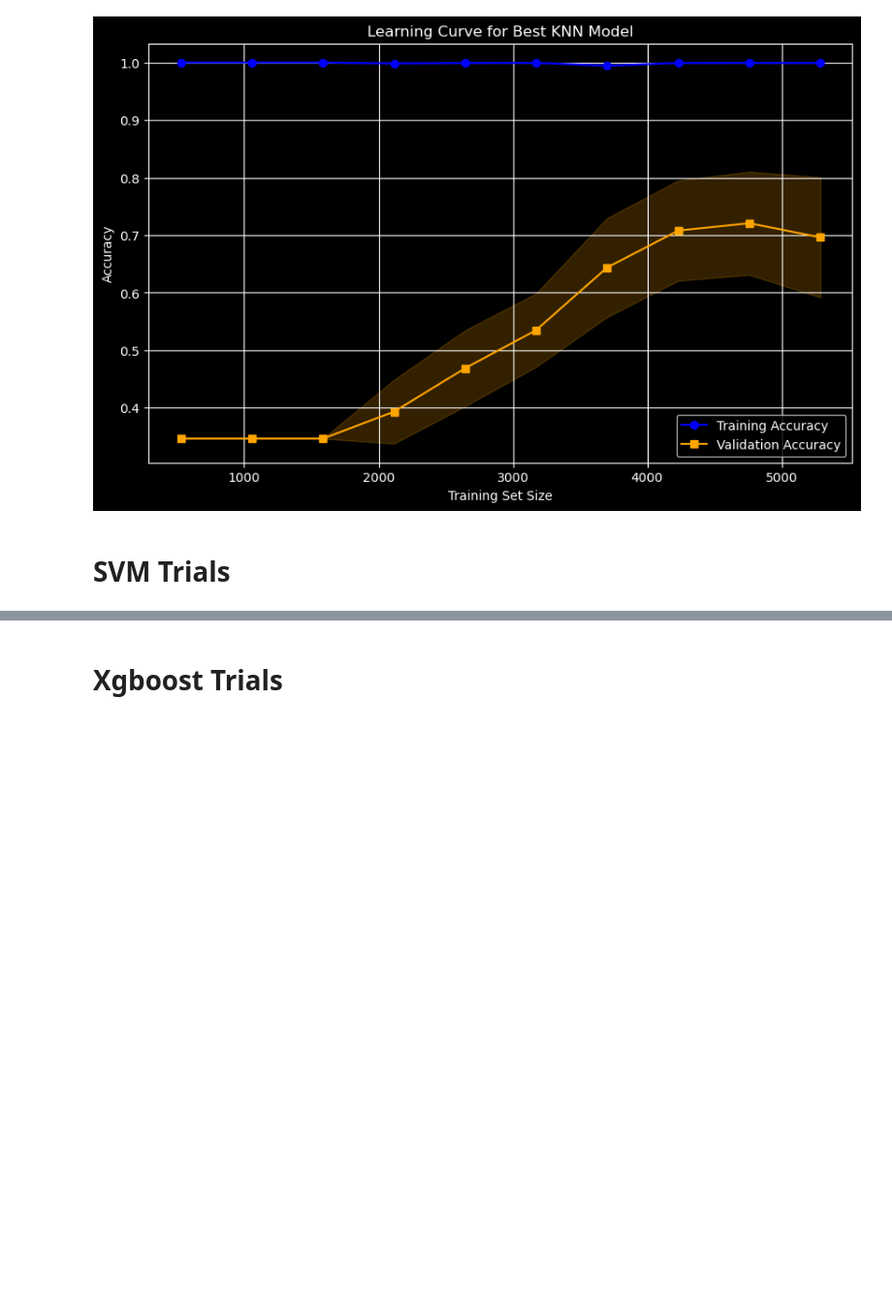
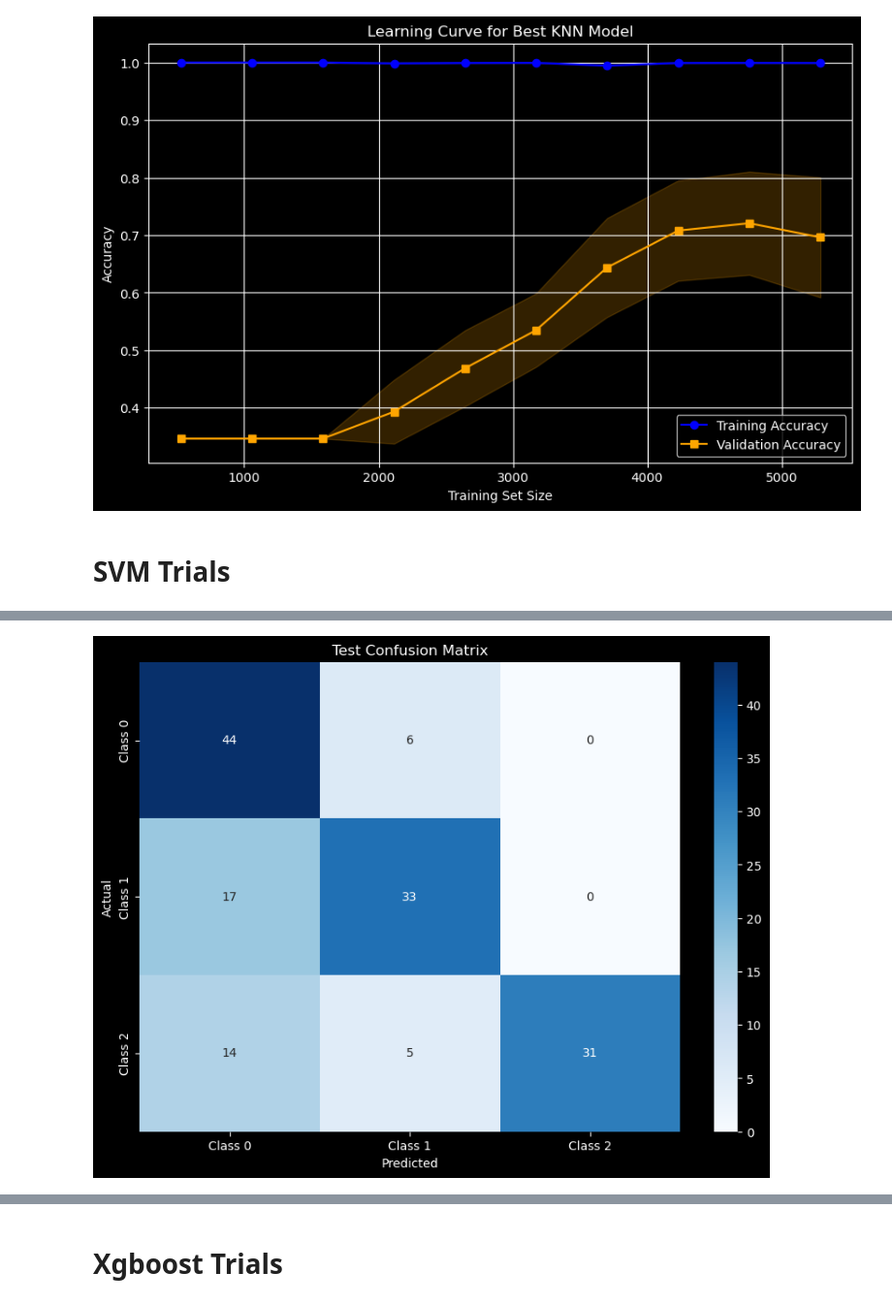
Before and after one commit to Abdulrahman-Mostafa10/Plant-Disease-Detection, a Jupyter notebook: Modelling_part.ipynb, the cells around one changed output, grey strips where cells are left out. Shown at 97% size. Saved outputs shown, nothing was run; the diff lists cells and outputs as text; code cells hidden in the pictures; blank space fills up the shorter version.

Commit message:
[♾️MERGE]: Added the SVM model on the LBP, and HSV features

```diff
--- a/Modelling_part.ipynb
+++ b/Modelling_part.ipynb
@@ -1379,3 +1381,76 @@ plt.show()
 [figure]
 # %% [markdown]
 # SVM Trials
+# %%
+from sklearn.svm import SVC
+from sklearn.metrics import accuracy_score, classification_report, confusion_matrix
+import seaborn as sns
+import matplotlib.pyplot as plt
+import optuna
+
+
+# Define the objective function for Optuna
+def objective_svm(trial):
+    # Define the hyperparameter space
+    param = {
+        "C": trial.suggest_loguniform("C", 1e-3, 1e3),
+        "kernel": trial.suggest_categorical(
+            "kernel", ["linear", "poly", "rbf", "sigmoid"]
+        ),
+        "gamma": trial.suggest_categorical("gamma", ["scale", "auto"]),
+    }
+
+    # Initialize the SVM model
+    svm_model = SVC(**param)
+
+    # Train on the training set and validate on the validation set
+    svm_model.fit(X_train_pca_lbp_df, y_train_lbp_df)
+    y_val_pred = svm_model.predict(X_val_pca_lbp_df)
+    val_accuracy = accuracy_score(y_val_lbp_df, y_val_pred)
+
+    return val_accuracy
+
+
+# Create a study object and optimize the objective function
+study_svm = optuna.create_study(direction="maximize")
+study_svm.optimize(objective_svm, n_trials=350)
+
+# Get the best parameters from the study
+best_svm_params = study_svm.best_params
+print(f"Best parameters found for SVM: {best_svm_params}")
+
+# Train the final SVM model using the best parameters on the full training set
+best_svm_model = SVC(**best_svm_params)
+best_svm_model.fit(X_train_pca_lbp_df, y_train_lbp_df)
+
+# Evaluate the final model on the validation set
+y_val_pred_svm = best_svm_model.predict(X_val_pca_lbp_df)
+val_accuracy_svm = accuracy_score(y_val_lbp_df, y_val_pred_svm)
+print(f"Validation accuracy for SVM: {val_accuracy_svm}")
+print("Validation Classification Report for SVM:")
+print(classification_report(y_val_lbp_df, y_val_pred_svm))
+
+# Evaluate the final model on the test set
+y_test_pred_svm = best_svm_model.predict(X_test_pca_lbp_df)
+test_accuracy_svm = accuracy_score(y_test_lbp_df, y_test_pred_svm)
+print(f"Test accuracy for SVM: {test_accuracy_svm}")
+print("Test Classification Report for SVM:")
+print(classification_report(y_test_lbp_df, y_test_pred_svm))
+
+cm = confusion_matrix(y_test_lbp_df, y_test_pred_svm)
+
+# Plot confusion matrix
+plt.figure(figsize=(10, 7))
+sns.heatmap(
+    cm,
+    annot=True,
+    fmt="d",
+    cmap="Blues",
+    xticklabels=["Class 0", "Class 1", "Class 2"],
+    yticklabels=["Class 0", "Class 1", "Class 2"],
+)
+plt.xlabel("Predicted")
+plt.ylabel("Actual")
+plt.title("Test Confusion Matrix")
+plt.show()
+# %% [output]
@@ -1381,0 +1491 @@ plt.show()
+[figure, added]
```
Also changed, not shown: parts of 13 cells of this notebook.
